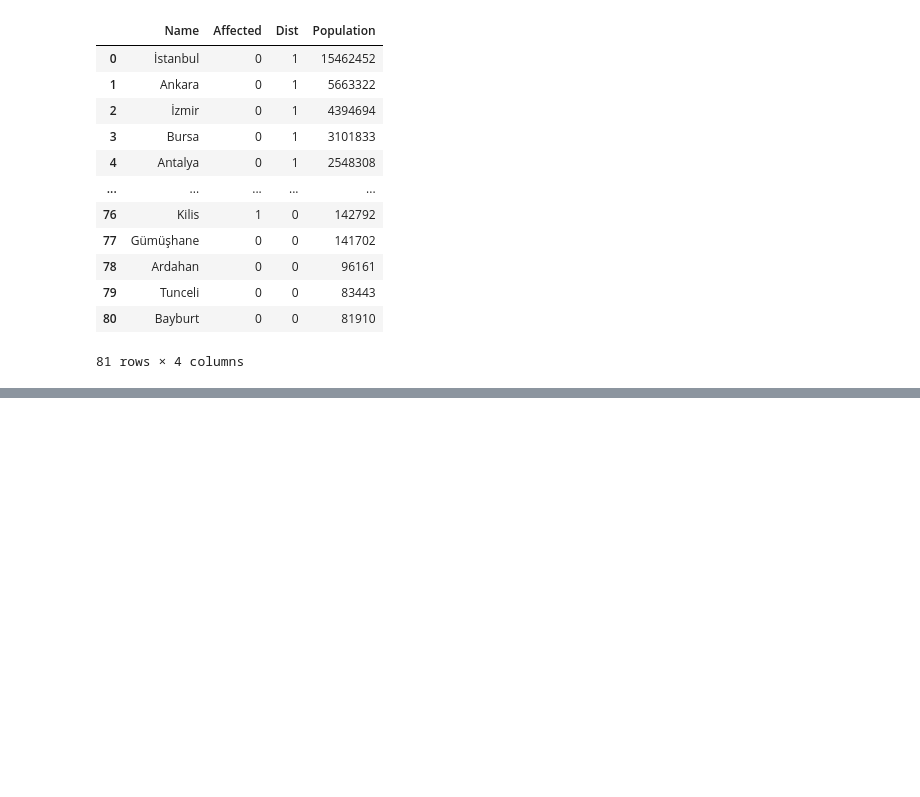
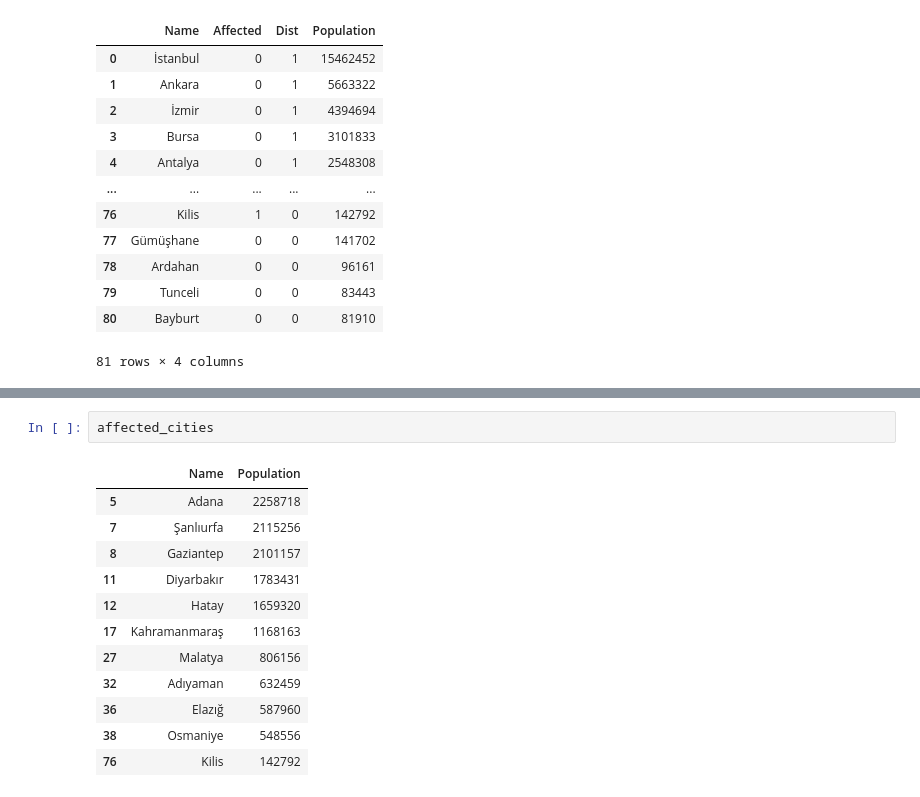
Before and after one commit to mustafabayrak0/Optimization-Project, a Jupyter notebook: Project/Code/data_cleaning.ipynb, the cells around one changed output, grey strips where cells are left out. Saved outputs shown, nothing was run; the diff lists cells and outputs as text; blank space fills up the shorter version.

```diff
--- a/Project/Code/data_cleaning.ipynb
+++ b/Project/Code/data_cleaning.ipynb
@@ -187,0 +190,15 @@ merged_df
+# %%
+affected_cities
+# %% [output]
+|  | Name | Population |
+| 5 | Adana | 2258718 |
+| 7 | Şanlıurfa | 2115256 |
+| 8 | Gaziantep | 2101157 |
+| 11 | Diyarbakır | 1783431 |
+| 12 | Hatay | 1659320 |
+| 17 | Kahramanmaraş | 1168163 |
+| 27 | Malatya | 806156 |
+| 32 | Adıyaman | 632459 |
+| 36 | Elazığ | 587960 |
+| 38 | Osmaniye | 548556 |
+| 76 | Kilis | 142792 |
```
Also changed, not shown: parts of 28 cells of this notebook, 7 other files.
